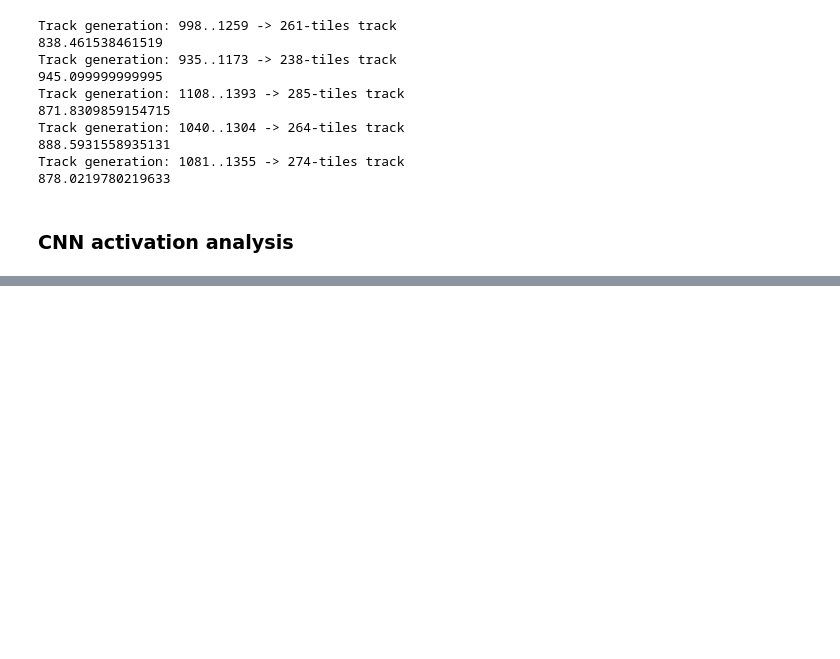
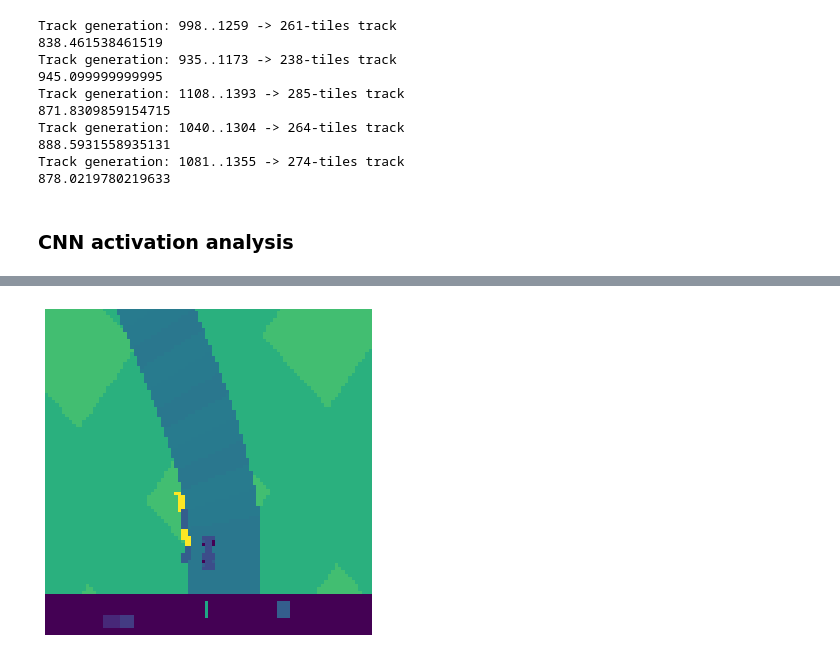
Before and after one commit to g-nightingale/car-racing-rl, a Jupyter notebook: car_racing_dqn.ipynb, the cells around one changed output, grey strips where cells are left out. Cells and saved outputs as stored; diff of their text form; code cells hidden in the pictures; blank space fills up the shorter version.

```diff
--- a/car_racing_dqn.ipynb
+++ b/car_racing_dqn.ipynb
@@ -383,3 +401,13 @@ plt.show()
+# %%
+# Plot an image
+img[0, 86:, :16, :] = 0.0
+
+plt.figure(figsize=(6, 6))
+plt.imshow(img[0, :, :, 3])
+plt.axis('off')
+plt.show()
+# %% [output]
+[figure, added]
 # %%
 # Feature maps and filters for state
 display_cnn_feature_maps_and_filters(model, activation_model, img, total_width=14, cmap='viridis')
```
Also changed, not shown: parts of 7 cells of this notebook, 7 other files.
